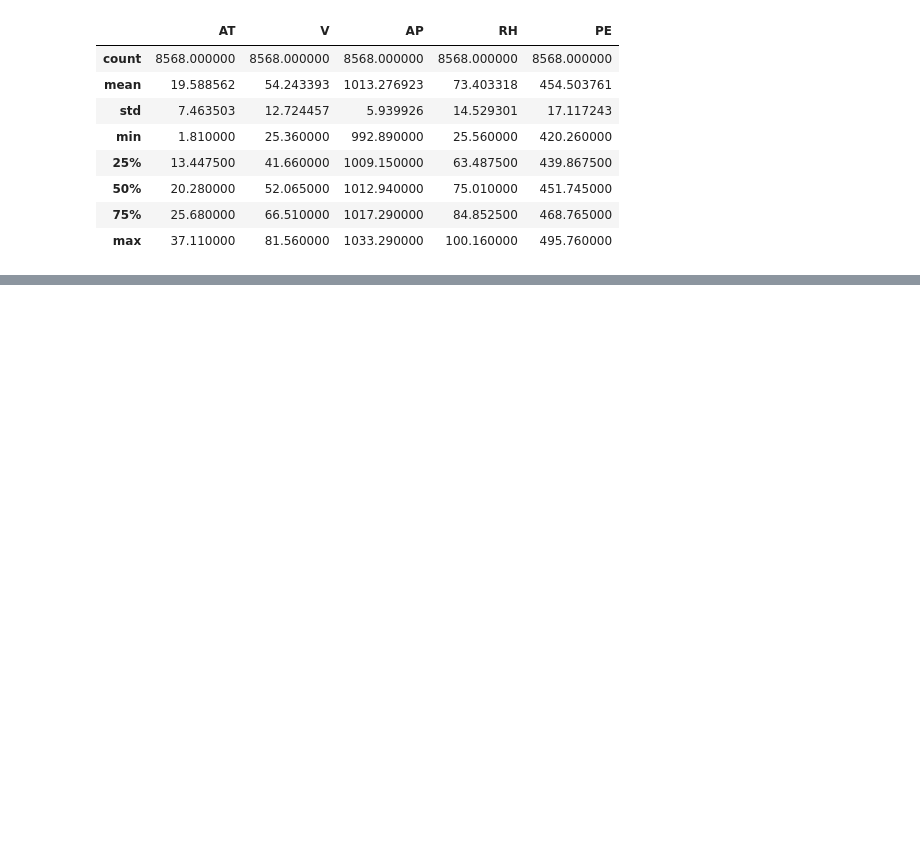
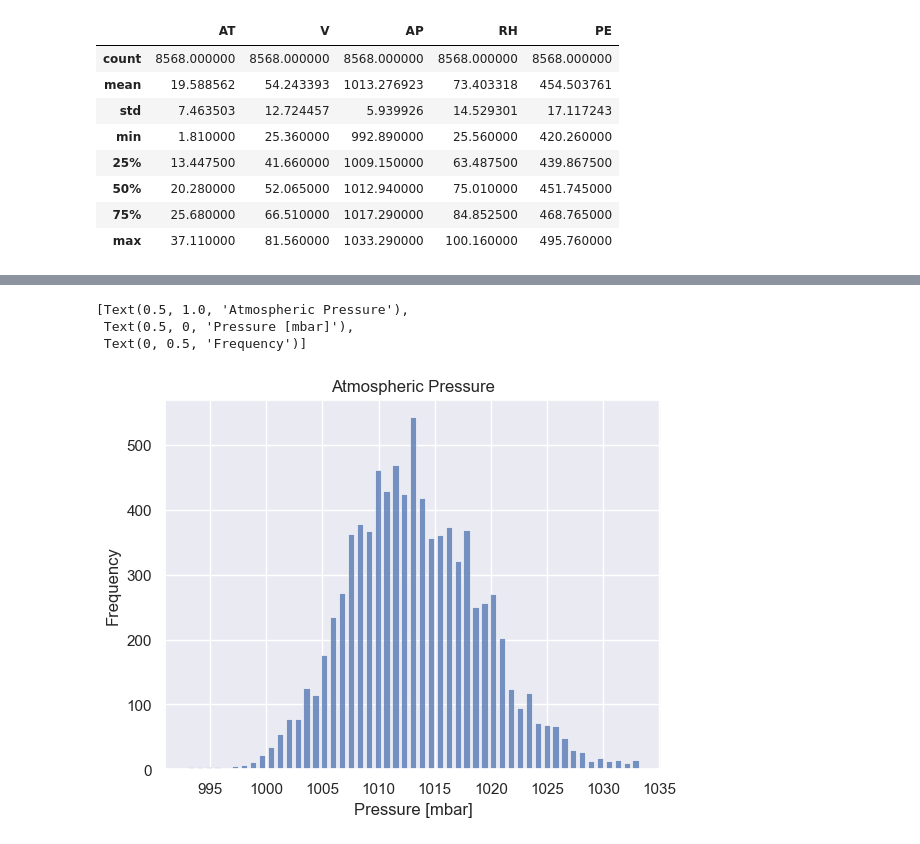
Before and after one commit to szilagyi93/regression, a Jupyter notebook: 01_main/regression_ccpp.ipynb, the cells around one changed output, grey strips where cells are left out. Saved outputs shown, nothing was run; the diff lists cells and outputs as text; code cells hidden in the pictures; blank space fills up the shorter version.

```diff
--- a/01_main/regression_ccpp.ipynb
+++ b/01_main/regression_ccpp.ipynb
@@ -64,0 +100,10 @@ pd_train.describe()
+# %%
+ax_AP = sns.histplot(pd_train['AP'],shrink=.7)
+ax_AP.set(title='Atmospheric Pressure',
+       xlabel='Pressure [mbar]',
+       ylabel='Frequency')
+# %% [output]
+[Text(0.5, 1.0, 'Atmospheric Pressure'),
+ Text(0.5, 0, 'Pressure [mbar]'),
+ Text(0, 0.5, 'Frequency')]
+[figure, added]
```
Also changed, not shown: parts of 9 cells of this notebook.
